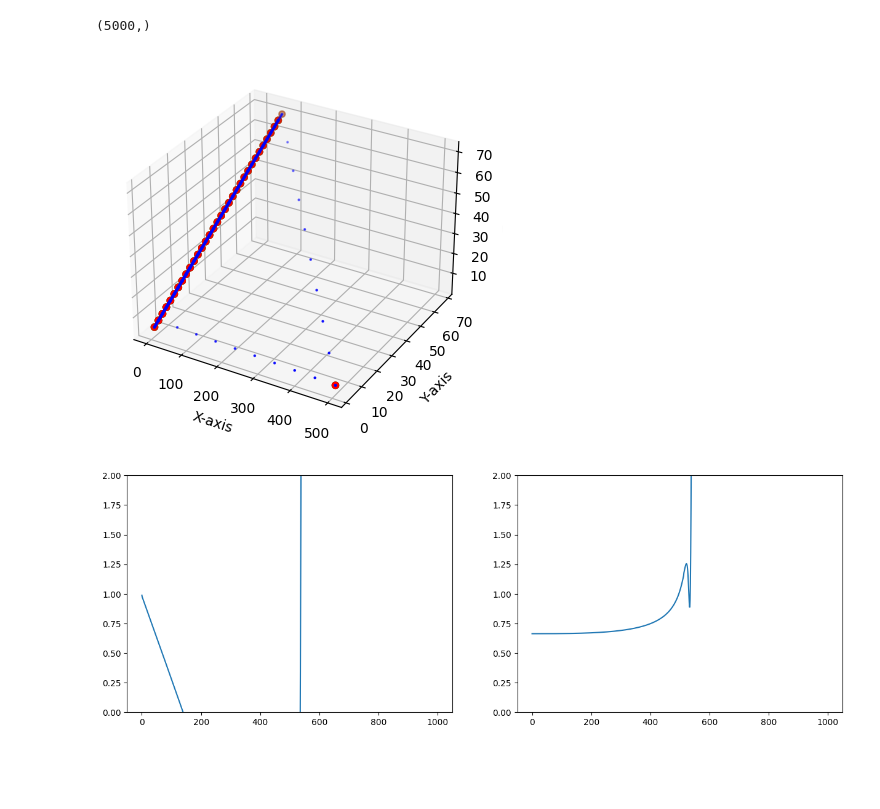
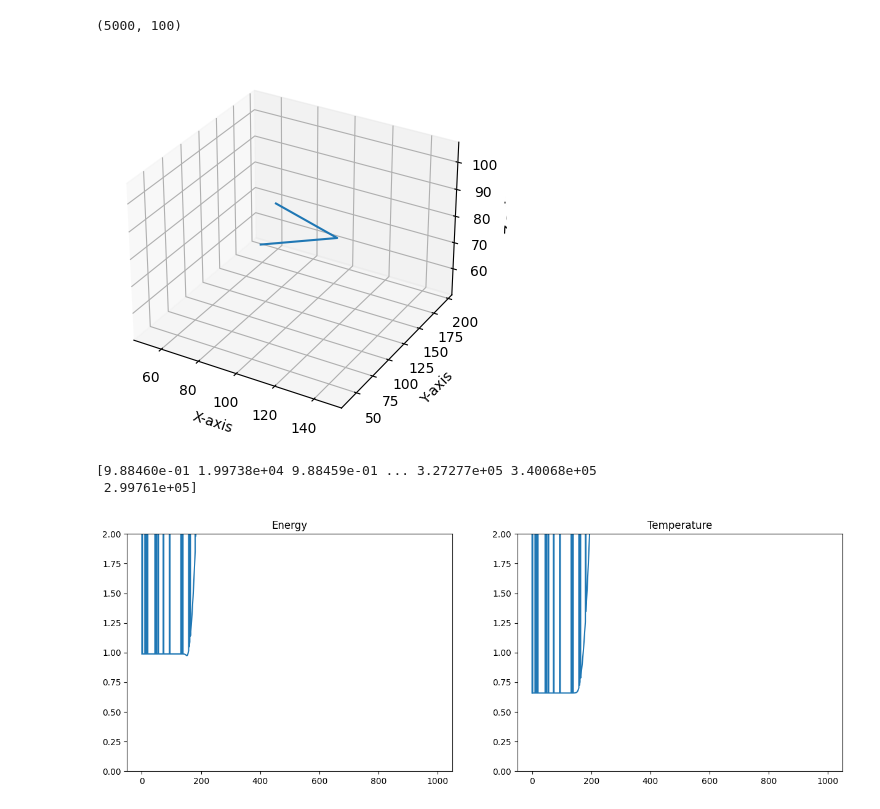
Before and after one commit to KozlovNA/Verle-Gas, a Jupyter notebook: analysis.ipynb, the cells around one changed output. Saved outputs shown, nothing was run; the diff lists cells and outputs as text; code cells hidden in the pictures; blank space fills up the shorter version.

Commit message:
ready to see en and kinetic energy separetely

```diff
--- a/analysis.ipynb
+++ b/analysis.ipynb
@@ -7,51 +7,56 @@ import numpy as np
 
 npart = 100
 steps = 5000
 # Replace 'your_file.csv' with the actual path to your CSV file
 file_path = 'data.csv'
 
 # Read the CSV file into a DataFrame
 df = pd.read_csv(file_path)
 
 #Sample data
 x = np.array([df['x'].iloc[i:i+npart].to_numpy() for i in np.arange(steps)])
 y = np.array([df['y'].iloc[i:i+npart].to_numpy() for i in np.arange(steps)])
 z = np.array([df['z'].iloc[i:i+npart].to_numpy() for i in np.arange(steps)])
 etot = np.array(df['etot'].iloc[0:steps*npart:npart])
 temp = np.array(df['temp'].iloc[0:steps*npart:npart])
-print(np.shape(temp))
+print(np.shape(x))
 
 # Create a 3D plot
 fig = plt.figure()
 ax = fig.add_subplot(111, projection='3d')
 
 # Scatter plot
 i = 3
-ax.scatter(x[1], y[1], z[1], c='r', marker='o')
-ax.scatter(x[i], y[i], z[i], c='g', marker='o')
-ax.scatter(np.linspace(x[0], x[i], 10), np.linspace(y[0], y[i], 10), np.linspace(z[0], z[i], 10), c='b', s=1)
-
+#ax.scatter(x[1], y[1], z[1], c='r', marker='o')
+#ax.scatter(x[i], y[i], z[i], c='g', marker='o')
+#ax.scatter(np.linspace(x[0], x[i], 10), np.linspace(y[0], y[i], 10), np.linspace(z[0], z[i], 10), c='b', s=1)
+ax.plot(x[:,1][0:3], y[:,1][0:3], z[:,1][0:3])
 # Set axis labels
 ax.set_xlabel('X-axis')
 ax.set_ylabel('Y-axis')
 ax.set_zlabel('Z-axis')
 
 # Show the plot
 plt.show()
 # %% [output]
-(5000,)
+(5000, 100)
-[figure, old version]
+[figure, new version]
 # %%
 fig, ax = plt.subplots(ncols=2, nrows=1, figsize=(15, 5))
+print(etot)
 etot_cut = etot[etot < 500000000][0:1000]
 ax[0].plot(range(etot_cut.size), etot_cut)
 ax[0].set_ylim(0, 2)
+ax[0].set_title('Energy')
 temp_cut = temp[temp < 50000000][0:1000]
 ax[1].plot(range(temp_cut.size), temp_cut)
 ax[1].set_ylim(0, 2)
+ax[1].set_title('Temperature')
 None
 # %% [output]
+[9.88460e-01 1.99738e+04 9.88459e-01 ... 3.27277e+05 3.40068e+05
+ 2.99761e+05]
-[figure, old version]
+[figure, new version]
 # %%
 plt.plot(range(x.T[99].size), x.T[99])
 # %% [output]
```
Also changed, not shown: parts of 2 cells of this notebook, 1 other file.
